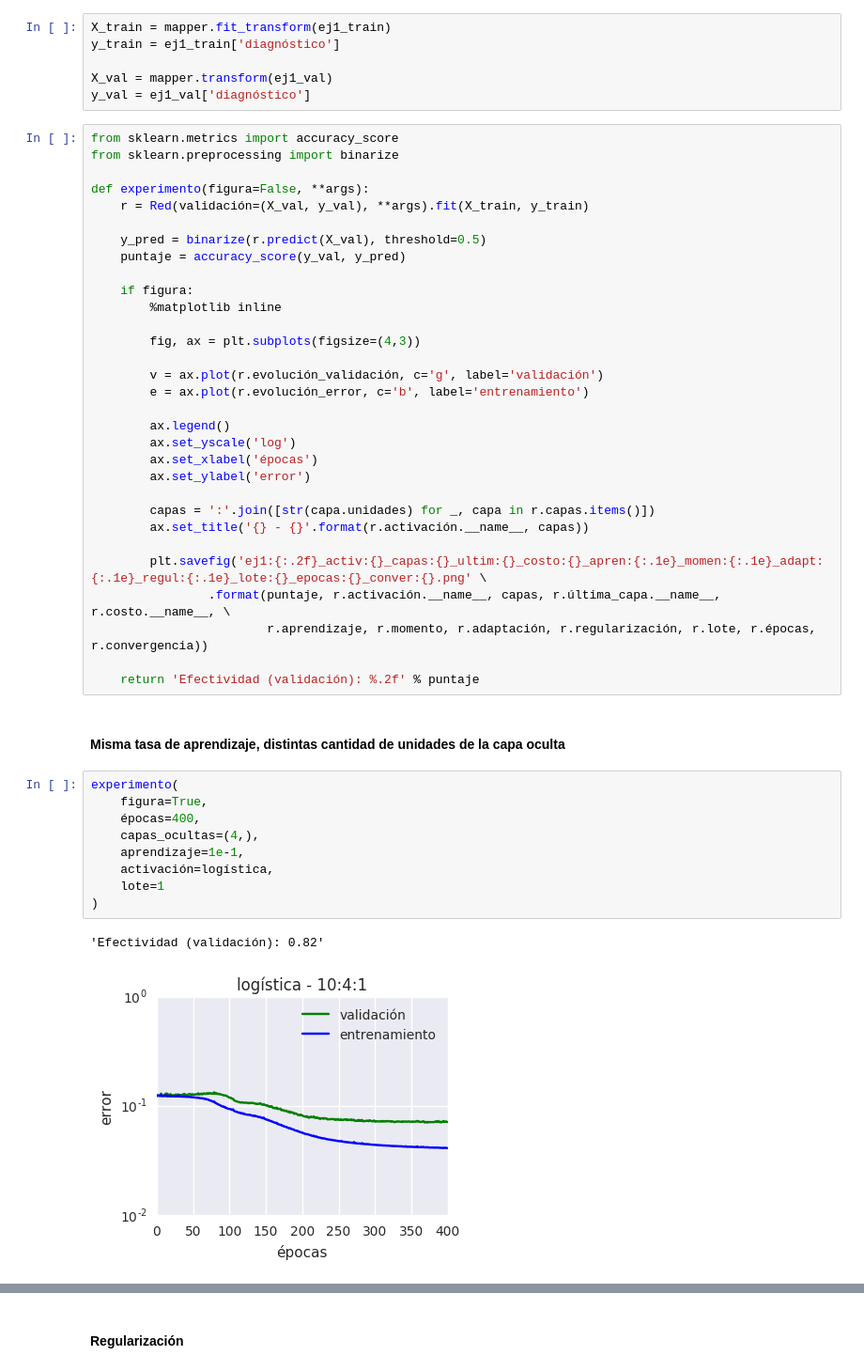
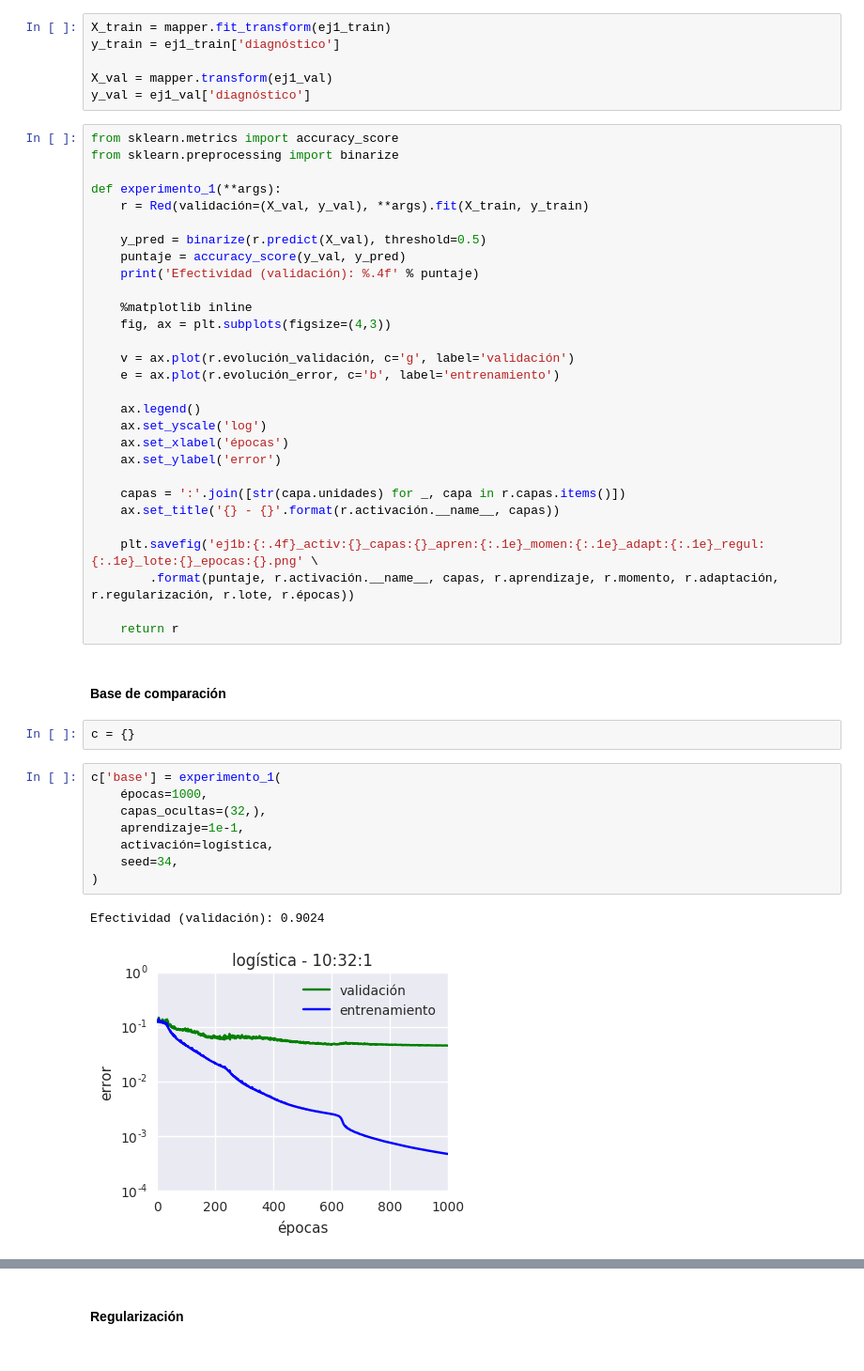
Before and after one commit to matiasbattocchia/redes-neuronales, a Jupyter notebook: tp1/TP 1.ipynb, the cells around one changed output, grey strips where cells are left out. Shown at 94% size. Saved outputs shown, nothing was run; the diff lists cells and outputs as text.

```diff
--- a/tp1/TP 1.ipynb
+++ b/tp1/TP 1.ipynb
@@ -527,44 +530,43 @@ y_val = ej1_val['diagnóstico']
 from sklearn.metrics import accuracy_score
 from sklearn.preprocessing import binarize
 
-def experimento(figura=False, **args):
+def experimento_1(**args):
     r = Red(validación=(X_val, y_val), **args).fit(X_train, y_train)
 
     y_pred = binarize(r.predict(X_val), threshold=0.5)
     puntaje = accuracy_score(y_val, y_pred)
+    print('Efectividad (validación): %.4f' % puntaje)
 
-    if figura:
-        %matplotlib inline
+    %matplotlib inline
+    fig, ax = plt.subplots(figsize=(4,3))
 
-        fig, ax = plt.subplots(figsize=(4,3))
+    v = ax.plot(r.evolución_validación, c='g', label='validación')
+    e = ax.plot(r.evolución_error, c='b', label='entrenamiento')
 
-        v = ax.plot(r.evolución_validación, c='g', label='validación')
-        e = ax.plot(r.evolución_error, c='b', label='entrenamiento')
+    ax.legend()
+    ax.set_yscale('log')
+    ax.set_xlabel('épocas')
+    ax.set_ylabel('error')
 
-        ax.legend()
-        ax.set_yscale('log')
-        ax.set_xlabel('épocas')
-        ax.set_ylabel('error')
+    capas = ':'.join([str(capa.unidades) for _, capa in r.capas.items()])
+    ax.set_title('{} - {}'.format(r.activación.__name__, capas))
 
-        capas = ':'.join([str(capa.unidades) for _, capa in r.capas.items()])
-        ax.set_title('{} - {}'.format(r.activación.__name__, capas))
+    plt.savefig('ej1b:{:.4f}_activ:{}_capas:{}_apren:{:.1e}_momen:{:.1e}_adapt:{:.1e}_regul:{:.1e}_lote:{}_epocas:{}.png' \
+        .format(puntaje, r.activación.__name__, capas, r.aprendizaje, r.momento, r.adaptación, r.regularización, r.lote, r.épocas))
 
-        plt.savefig('ej1:{:.2f}_activ:{}_capas:{}_ultim:{}_costo:{}_apren:{:.1e}_momen:{:.1e}_adapt:{:.1e}_regul:{:.1e}_lote:{}_epocas:{}_conver:{}.png' \
-                .format(puntaje, r.activación.__name__, capas, r.última_capa.__name__, r.costo.__name__, \
-                        r.aprendizaje, r.momento, r.adaptación, r.regularización, r.lote, r.épocas, r.convergencia))
-
-    return 'Efectividad (validación): %.2f' % puntaje
+    return r
-# %% [markdown]
-#### Misma tasa de aprendizaje, distintas cantidad de unidades de la capa oculta
+# %% [markdown]
+#### Base de comparación
+# %%
+c = {}
 # %%
-experimento(
-    figura=True,
-    épocas=400,
-    capas_ocultas=(4,),
+c['base'] = experimento_1(
+    épocas=1000,
+    capas_ocultas=(32,),
     aprendizaje=1e-1,
     activación=logística,
-    lote=1
+    seed=34,
 )
 # %% [output]
-'Efectividad (validación): 0.82'
+Efectividad (validación): 0.9024
-[figure, old version]
+[figure, new version]
```
Also changed, not shown: parts of 64 cells of this notebook.
